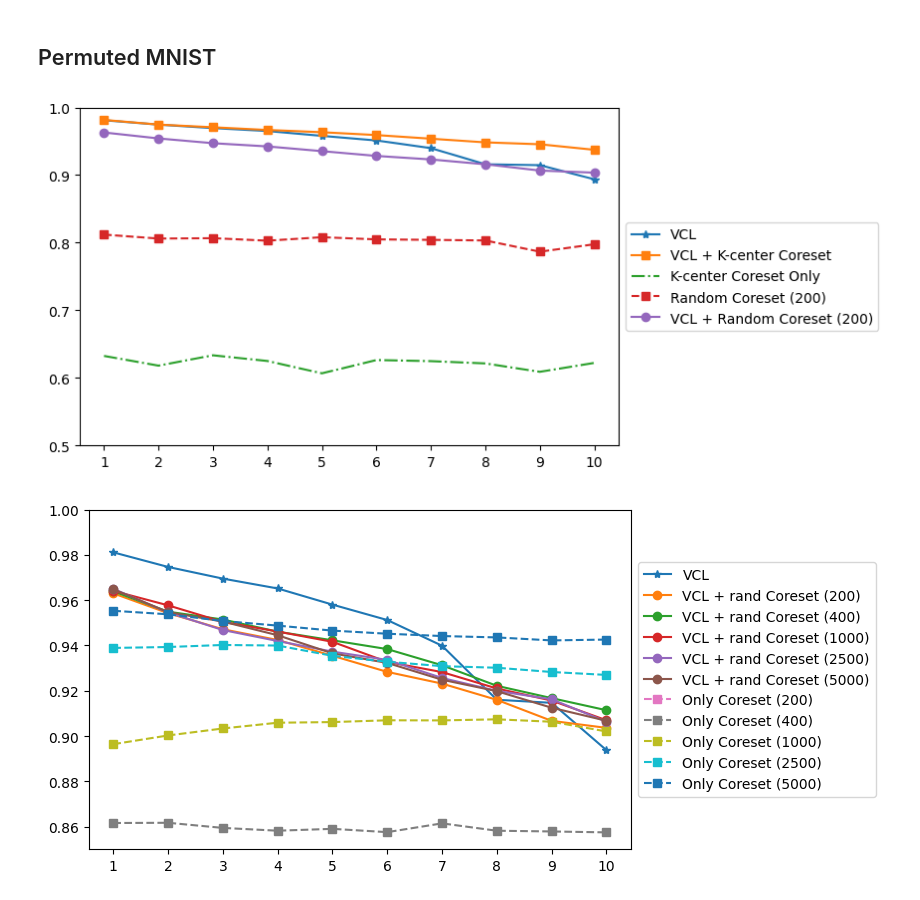
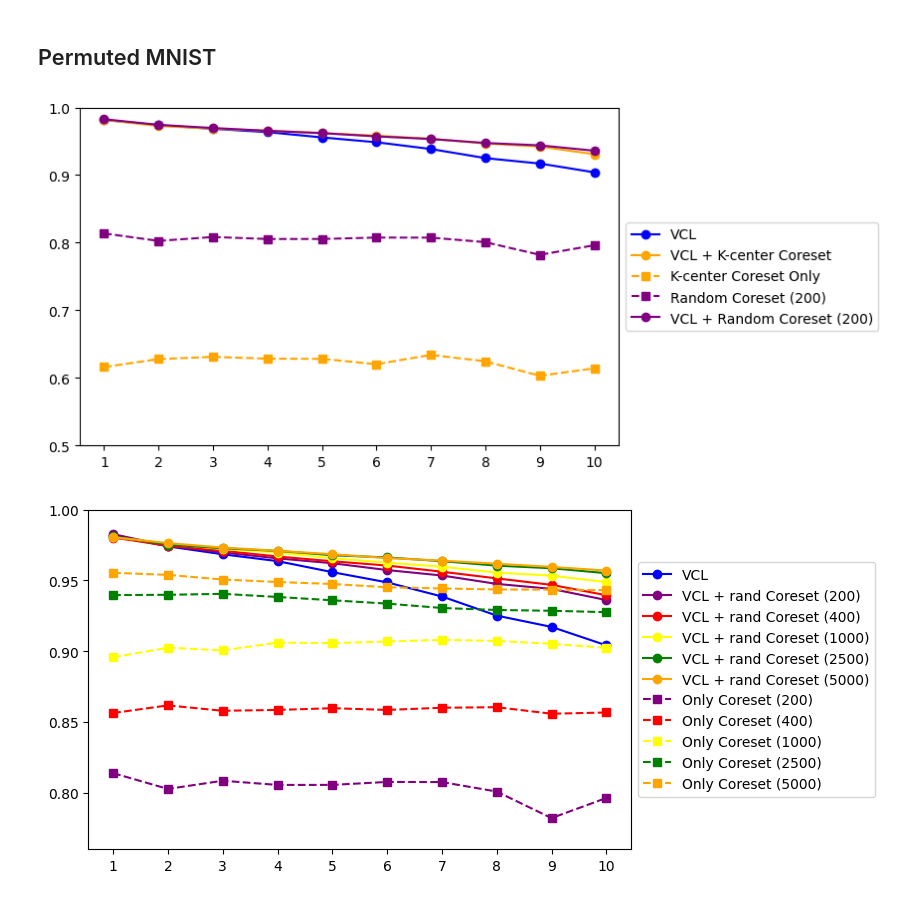
Before and after one commit to goldfarbDave/vcl, a Jupyter notebook: pytorch/results/new_exp/plotting.ipynb, the cells around one changed output. Saved outputs shown, nothing was run; the diff lists cells and outputs as text; code cells hidden in the pictures.

Commit message:
Add permuted results plots after averaging over 3 seeds

```diff
--- a/pytorch/results/new_exp/plotting.ipynb
+++ b/pytorch/results/new_exp/plotting.ipynb
@@ -164,38 +183,38 @@ perm_only_core_5000_vals = np.nanmean(perm_only_core_5000, axis=1)
 perm_kcen_coreset_only_vals = np.nanmean(perm_kcen_coreset_only, axis=1)
 # %%
 figure(figsize=(7, 4.5), dpi=100)
-plt.plot(range(1,len(perm_vcl_vals)+1), perm_vcl_vals, '-*', label='VCL')
-plt.plot(range(1,len(perm_vcl_kcen_vals)+1), perm_vcl_kcen_vals, '-s', label='VCL + K-center Coreset')
-plt.plot(range(1,len(perm_kcen_coreset_only_vals)+1), perm_kcen_coreset_only_vals, '-.', label='K-center Coreset Only')
-plt.plot(range(1,len(perm_only_core_200_vals)+1), perm_only_core_200_vals, '--s', label='Random Coreset (200)')
-plt.plot(range(1,len(perm_vcl_randCore_200_vals)+1), perm_vcl_randCore_200_vals, '-o', label='VCL + Random Coreset (200)')
+plt.plot(range(1,len(perm_vcl_vals)+1), perm_vcl_vals, '-o', label='VCL', color='blue')
+plt.plot(range(1,len(perm_vcl_kcen_vals)+1), perm_vcl_kcen_vals, '-o', label='VCL + K-center Coreset', color='orange')
+plt.plot(range(1,len(perm_kcen_coreset_only_vals)+1), perm_kcen_coreset_only_vals, '--s', label='K-center Coreset Only', color='orange')
+plt.plot(range(1,len(perm_only_core_200_vals)+1), perm_only_core_200_vals, '--s', label='Random Coreset (200)', color='purple')
+plt.plot(range(1,len(perm_vcl_randCore_200_vals)+1), perm_vcl_randCore_200_vals, '-o', label='VCL + Random Coreset (200)', color='purple')
 
 plt.ylim(0.5, 1)
 plt.xticks(np.arange(1, 11, 1.0))
 plt.legend(bbox_to_anchor=(1,0.5), loc="center left")
 plt.show()
 # %% [output]
-[figure, old version]
+[figure, new version]
 # %%
 figure(figsize=(7, 4.5), dpi=100)
-plt.plot(range(1,len(perm_vcl_vals)+1), perm_vcl_vals, '-*', label='VCL')
+plt.plot(range(1,len(perm_vcl_vals)+1), perm_vcl_vals, '-o', label='VCL', color='blue')
 
-plt.plot(range(1,len(perm_vcl_randCore_200_vals)+1), perm_vcl_randCore_200_vals, '-o', label='VCL + rand Coreset (200)')
-plt.plot(range(1,len(perm_vcl_randCore_400_vals)+1), perm_vcl_randCore_400_vals, '-o', label='VCL + rand Coreset (400)')
-plt.plot(range(1,len(perm_vcl_randCore_1000_vals)+1), perm_vcl_randCore_1000_vals, '-o', label='VCL + rand Coreset (1000)')
-plt.plot(range(1,len(perm_vcl_randCore_2500_vals)+1), perm_vcl_randCore_2500_vals, '-o', label='VCL + rand Coreset (2500)')
-plt.plot(range(1,len(perm_vcl_randCore_5000_vals)+1), perm_vcl_randCore_5000_vals, '-o', label='VCL + rand Coreset (5000)')
+plt.plot(range(1,len(perm_vcl_randCore_200_vals)+1), perm_vcl_randCore_200_vals, '-o', label='VCL + rand Coreset (200)', color='purple')
+plt.plot(range(1,len(perm_vcl_randCore_400_vals)+1), perm_vcl_randCore_400_vals, '-o', label='VCL + rand Coreset (400)', color='red')
+plt.plot(range(1,len(perm_vcl_randCore_1000_vals)+1), perm_vcl_randCore_1000_vals, '-o', label='VCL + rand Coreset (1000)', color='yellow')
+plt.plot(range(1,len(perm_vcl_randCore_2500_vals)+1), perm_vcl_randCore_2500_vals, '-o', label='VCL + rand Coreset (2500)', color='green')
+plt.plot(range(1,len(perm_vcl_randCore_5000_vals)+1), perm_vcl_randCore_5000_vals, '-o', label='VCL + rand Coreset (5000)', color='orange')
 
-plt.plot(range(1,len(perm_only_core_200_vals)+1), perm_only_core_200_vals, '--s', label='Only Coreset (200)')
-plt.plot(range(1,len(perm_only_core_400_vals)+1), perm_only_core_400_vals, '--s', label='Only Coreset (400)')
-plt.plot(range(1,len(perm_only_core_1000_vals)+1), perm_only_core_1000_vals, '--s', label='Only Coreset (1000)')
-plt.plot(range(1,len(perm_only_core_2500_vals)+1), perm_only_core_2500_vals, '--s', label='Only Coreset (2500)')
-plt.plot(range(1,len(perm_only_core_5000_vals)+1), perm_only_core_5000_vals, '--s', label='Only Coreset (5000)')
+plt.plot(range(1,len(perm_only_core_200_vals)+1), perm_only_core_200_vals, '--s', label='Only Coreset (200)', color='purple')
+plt.plot(range(1,len(perm_only_core_400_vals)+1), perm_only_core_400_vals, '--s', label='Only Coreset (400)', color='red')
+plt.plot(range(1,len(perm_only_core_1000_vals)+1), perm_only_core_1000_vals, '--s', label='Only Coreset (1000)', color='yellow')
+plt.plot(range(1,len(perm_only_core_2500_vals)+1), perm_only_core_2500_vals, '--s', label='Only Coreset (2500)', color='green')
+plt.plot(range(1,len(perm_only_core_5000_vals)+1), perm_only_core_5000_vals, '--s', label='Only Coreset (5000)', color='orange')
 
 
-plt.ylim(0.85, 1)
+plt.ylim(0.76, 1)
 plt.xticks(np.arange(1, 11, 1.0))
 plt.legend(bbox_to_anchor=(1,0.5), loc="center left")
 plt.show()
 # %% [output]
-[figure, old version]
+[figure, new version]
```
Also changed, not shown: parts of 5 cells of this notebook.
